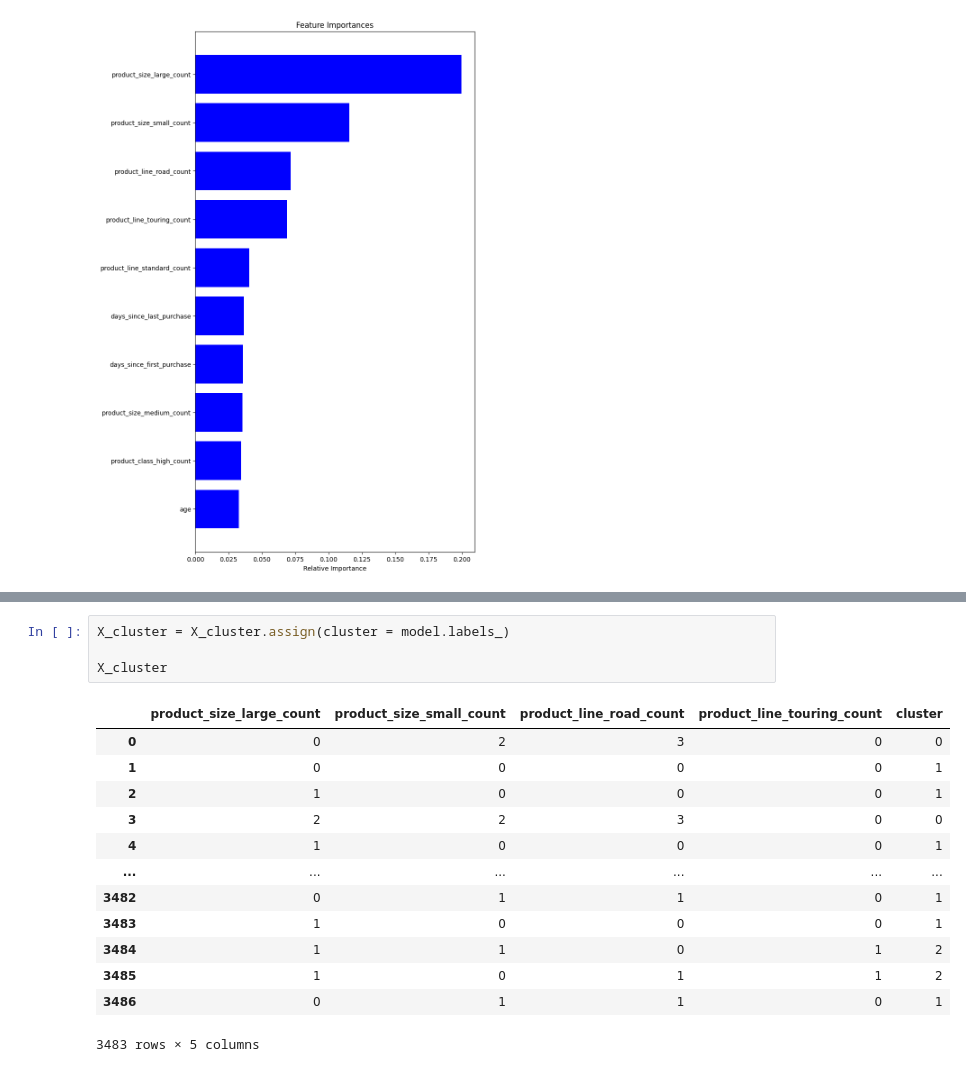
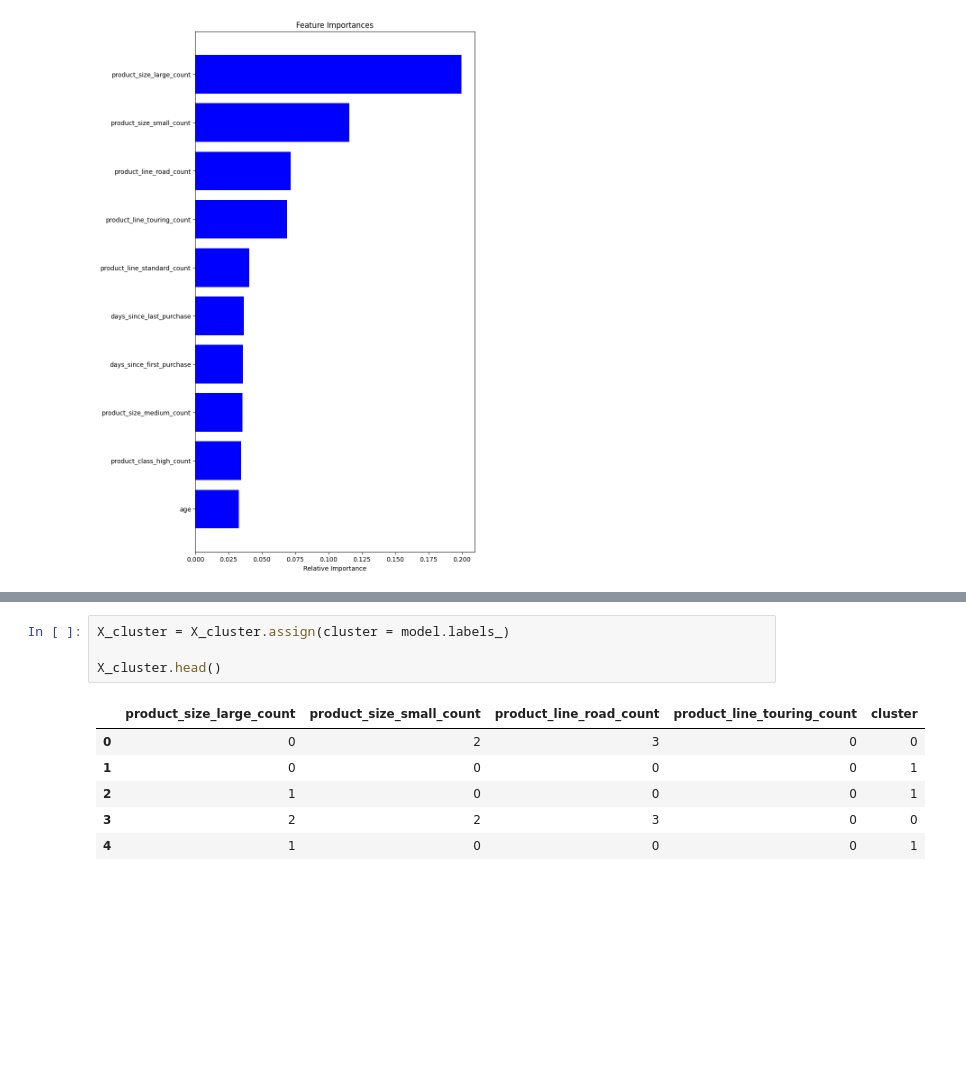
Before and after one commit to nug1209/Virtual_Experience_KPMG_Data_Analytics, a Jupyter notebook: KPMG_Customer_Targeting_Segmentation.ipynb, the cells around one changed output, grey strips where cells are left out. Cells and saved outputs as stored; diff of their text form; blank space fills up the shorter version.

```diff
--- a/KPMG_Customer_Targeting_Segmentation.ipynb
+++ b/KPMG_Customer_Targeting_Segmentation.ipynb
@@ -974,19 +1042,12 @@ KMeans(n_clusters=3, random_state=12)
 # %%
 X_cluster = X_cluster.assign(cluster = model.labels_)
 
-X_cluster
+X_cluster.head()
 # %% [output]
 |  | product_size_large_count | product_size_small_count | product_line_road_count | product_line_touring_count | cluster |
 | 0 | 0 | 2 | 3 | 0 | 0 |
 | 1 | 0 | 0 | 0 | 0 | 1 |
 | 2 | 1 | 0 | 0 | 0 | 1 |
 | 3 | 2 | 2 | 3 | 0 | 0 |
 | 4 | 1 | 0 | 0 | 0 | 1 |
-| ... | ... | ... | ... | ... | ... |
-| 3482 | 0 | 1 | 1 | 0 | 1 |
-| 3483 | 1 | 0 | 0 | 0 | 1 |
-| 3484 | 1 | 1 | 0 | 1 | 2 |
-| 3485 | 1 | 0 | 1 | 1 | 2 |
-| 3486 | 0 | 1 | 1 | 0 | 1 |
-3483 rows × 5 columns
 # %%
```
Also changed, not shown: parts of 15 cells of this notebook.
